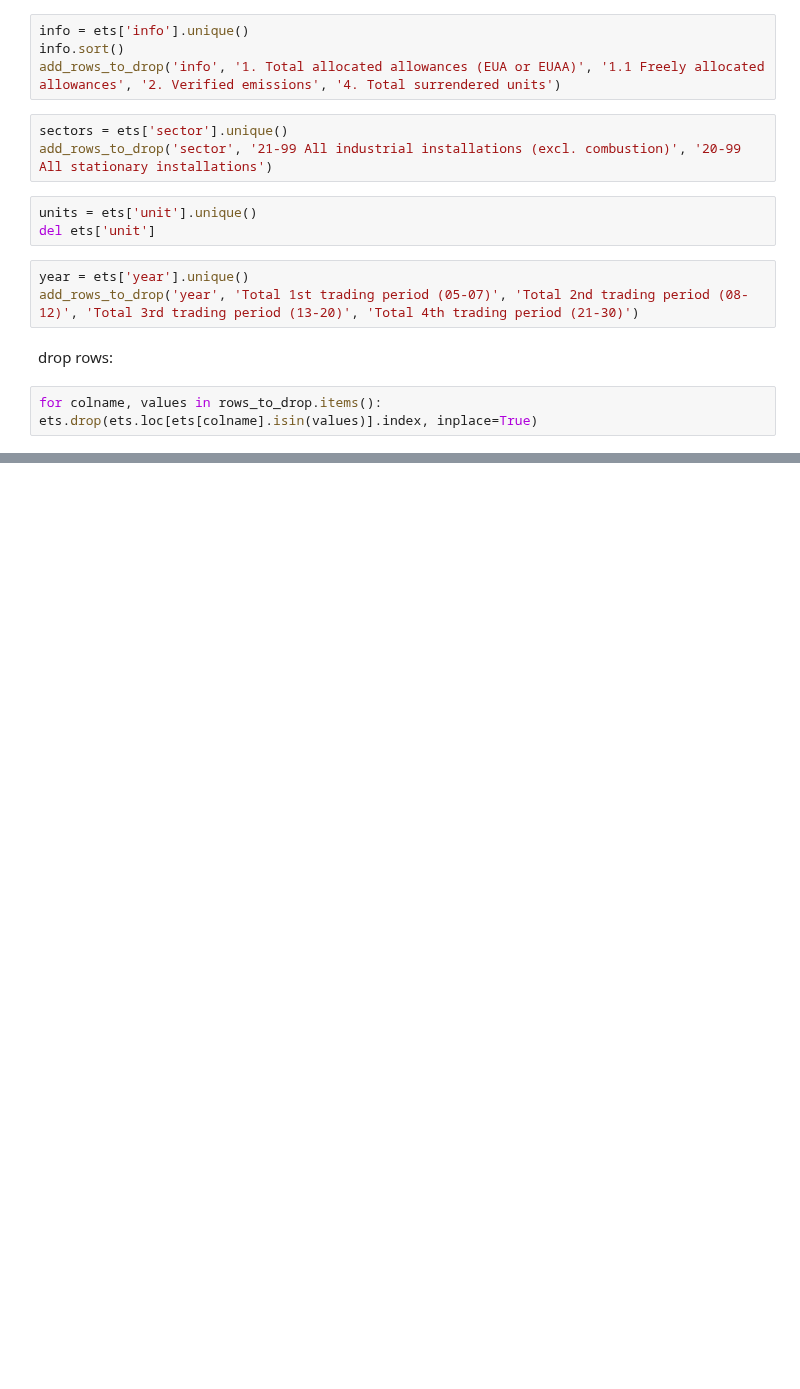
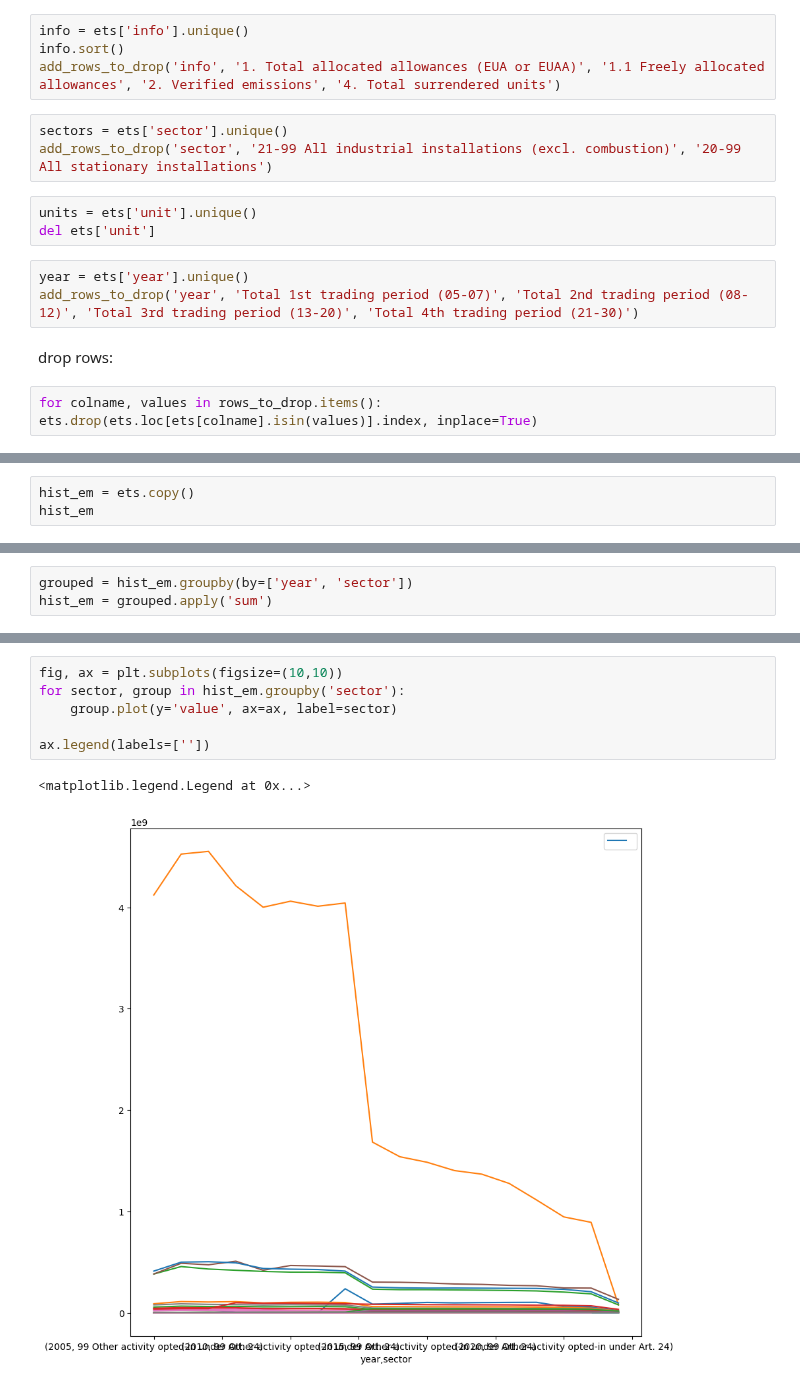
Before and after one commit to NumEconCopenhagen/projects-2023-it-hurts-when-ip, a Jupyter notebook: myspace/myspace.ipynb, the cells around one changed output, grey strips where cells are left out. Cells and saved outputs as stored; diff of their text form; blank space fills up the shorter version.

Commit message:
early hist_em graph

```diff
--- a/myspace/myspace.ipynb
+++ b/myspace/myspace.ipynb
@@ -67,0 +46,3 @@ ets
+# %%
+hist_em = ets.copy()
+hist_em
@@ -67,0 +67,3 @@ ets
+# %%
+grouped = hist_em.groupby(by=['year', 'sector'])
+hist_em = grouped.apply('sum')
@@ -67,0 +90,9 @@ ets
+# %%
+fig, ax = plt.subplots(figsize=(10,10))
+for sector, group in hist_em.groupby('sector'):
+    group.plot(y='value', ax=ax, label=sector)
+
+ax.legend(labels=[''])
+# %% [output]
+<matplotlib.legend.Legend at 0x...>
+[figure, added]
```
Also changed, not shown: parts of 6 cells of this notebook.
